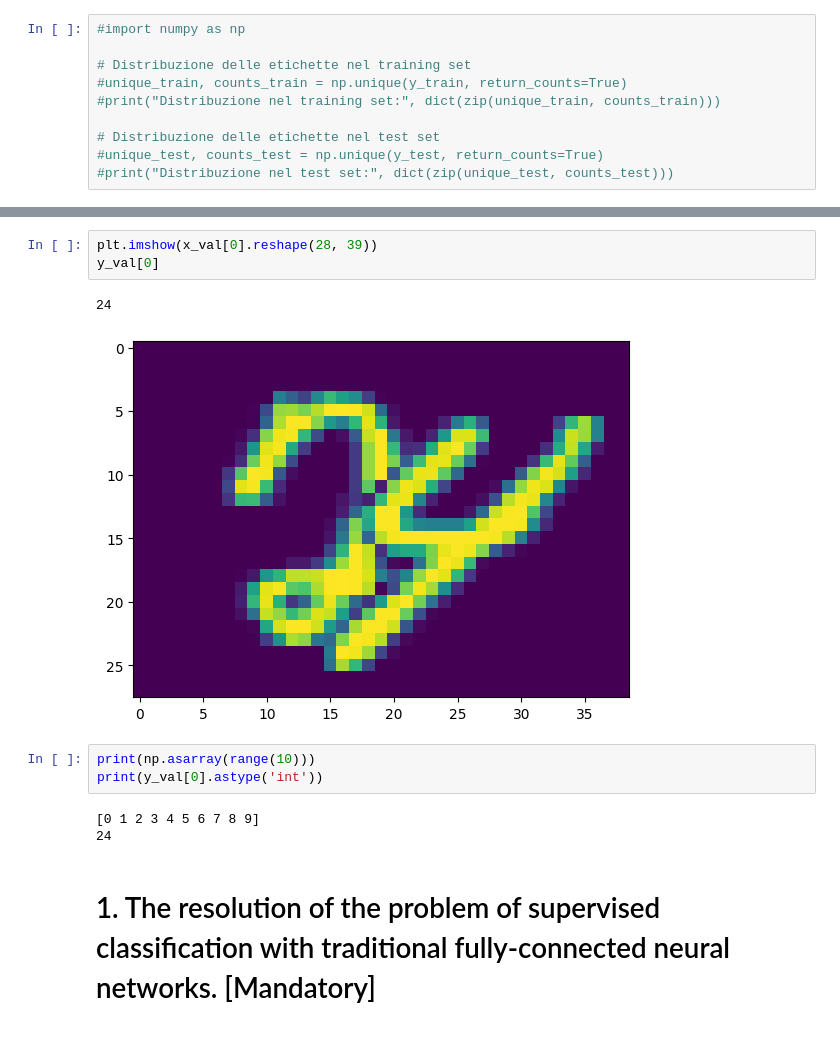
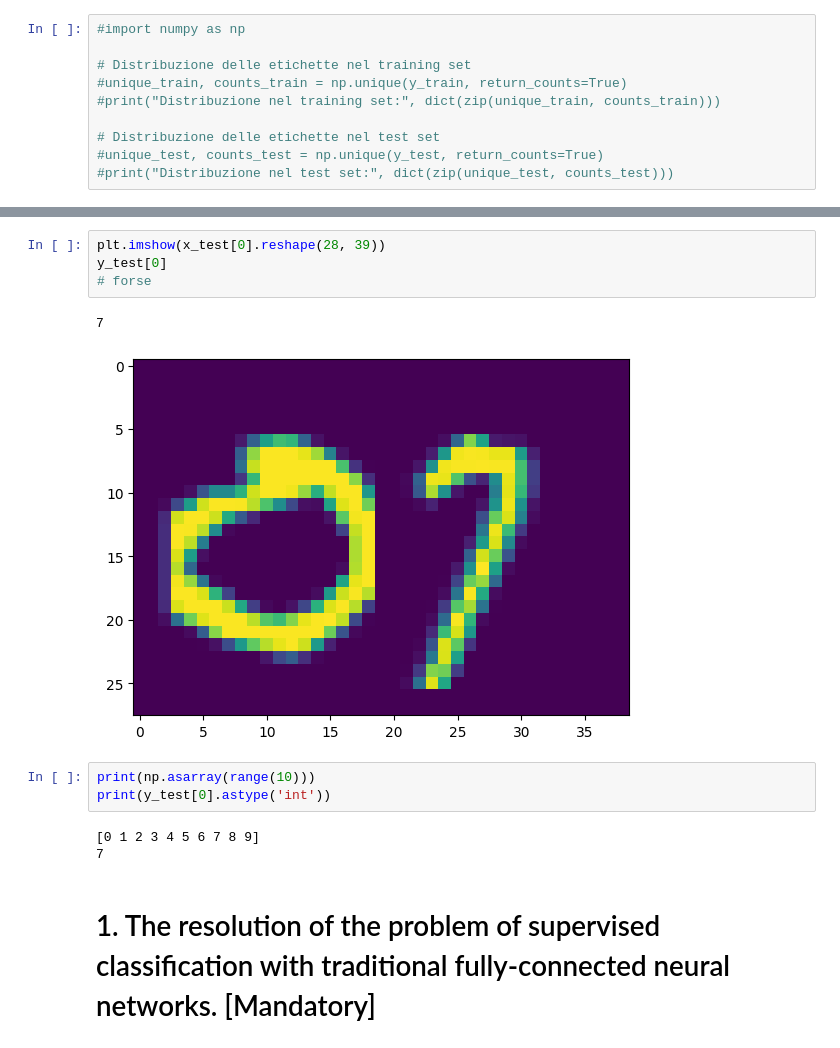
Before and after one commit to LucaPerf/Assignement-Advanced-ML, a Jupyter notebook: Assignment_2/Ass2_test.ipynb, the cells around one changed output, grey strips where cells are left out. Drawn from its saved outputs; the diff is of its cells as text.

```diff
--- a/Assignment_2/Ass2_test.ipynb
+++ b/Assignment_2/Ass2_test.ipynb
@@ -192,15 +247,16 @@ print(y_train[6].astype('int'))
 # %%
-plt.imshow(x_val[0].reshape(28, 39))
-y_val[0]
+plt.imshow(x_test[0].reshape(28, 39))
+y_test[0]
+# forse
 # %% [output]
-24
+7
-[figure, old version]
+[figure, new version]
 # %%
 print(np.asarray(range(10)))
-print(y_val[0].astype('int'))
+print(y_test[0].astype('int'))
 # %% [output]
 [0 1 2 3 4 5 6 7 8 9]
-24
+7
 # %% [markdown]
 # 1. The resolution of the problem of supervised classification with traditional fully-connected neural networks. [Mandatory]
 # %% [markdown]
```
Also changed, not shown: parts of 56 cells of this notebook.
